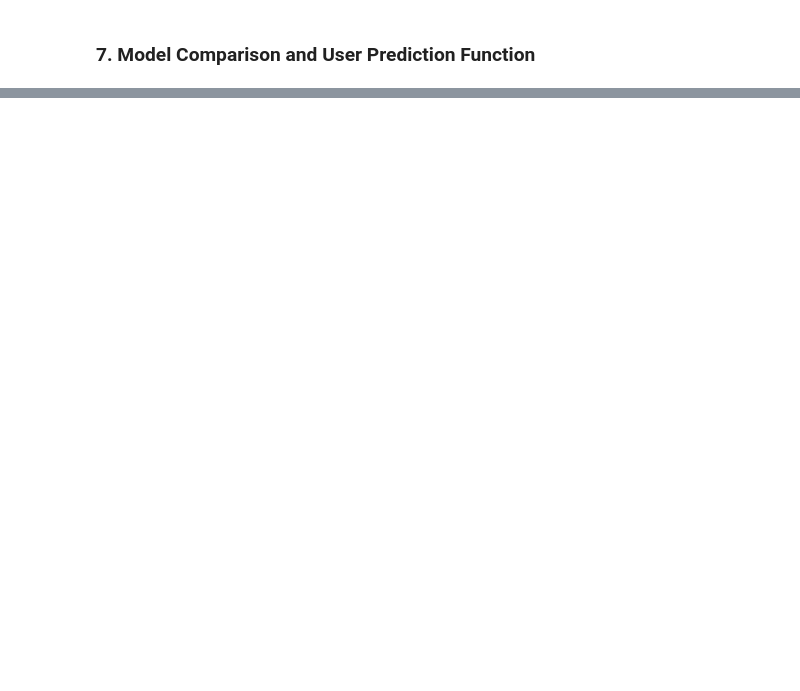
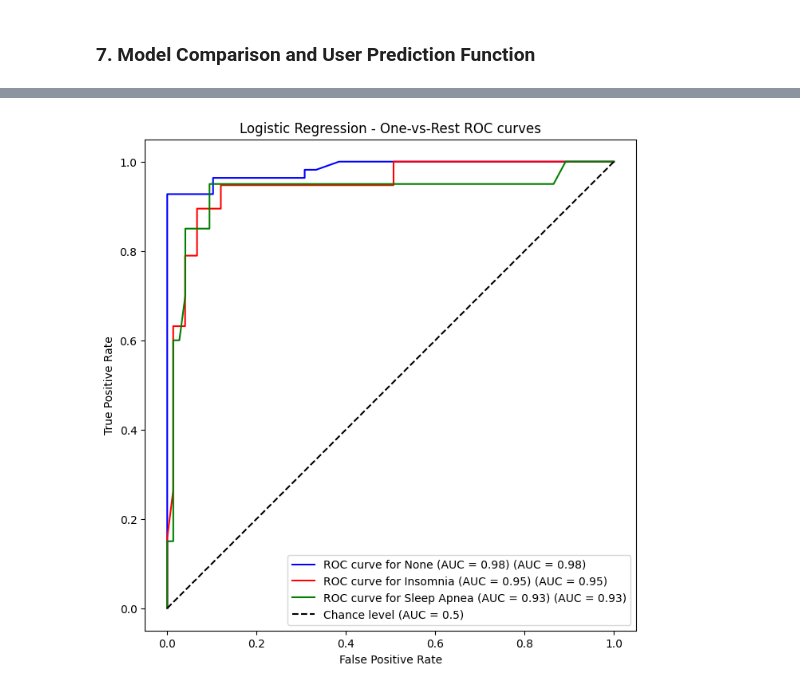
Before and after one commit to Sarasii22/Sleep-Quality-Prediction-Using-Lifestyle-Factors, a Jupyter notebook: Data_Preprocessing.ipynb, the cells around one changed output, grey strips where cells are left out. Drawn from its saved outputs; the diff is of its cells as text; code cells hidden in the pictures; blank space fills up the shorter version.

```diff
--- a/Data_Preprocessing.ipynb
+++ b/Data_Preprocessing.ipynb
@@ -380,0 +408,33 @@ F1 Score: 0.8461760461760462
+# %%
+import matplotlib.pyplot as plt
+from sklearn.metrics import RocCurveDisplay, auc, roc_curve
+from sklearn.preprocessing import LabelBinarizer
+
+# Get probability predictions for Logistic Regression
+y_score_lr = lr.predict_proba(X_test_scaled)
+
+# Binarize the true labels for multi-class ROC curve
+label_binarizer = LabelBinarizer().fit(y_train)
+y_test_binarized = label_binarizer.transform(y_test)
+
+fig, ax = plt.subplots(figsize=(8, 8))
+colors = ['blue', 'red', 'green'] # Assign colors for each class
+
+for i, class_id in enumerate(label_binarizer.classes_):
+    # Calculate FPR, TPR, and AUC for each class
+    fpr, tpr, _ = roc_curve(y_test_binarized[:, i], y_score_lr[:, i])
+    roc_auc = auc(fpr, tpr)
+
+    # Use RocCurveDisplay directly with calculated fpr, tpr, and auc
+    disp = RocCurveDisplay(fpr=fpr, tpr=tpr, roc_auc=roc_auc, estimator_name=f"ROC curve for {labels[class_id]} (AUC = {roc_auc:.2f})")
+    disp.plot(ax=ax, color=colors[i])
+
+plt.plot([0, 1], [0, 1], "k--", label="Chance level (AUC = 0.5)")
+plt.axis("square")
+plt.xlabel("False Positive Rate")
+plt.ylabel("True Positive Rate")
+plt.title("Logistic Regression - One-vs-Rest ROC curves")
+plt.legend()
+plt.show()
+# %% [output]
+[figure, added]
```
Also changed, not shown: parts of 10 cells of this notebook.
